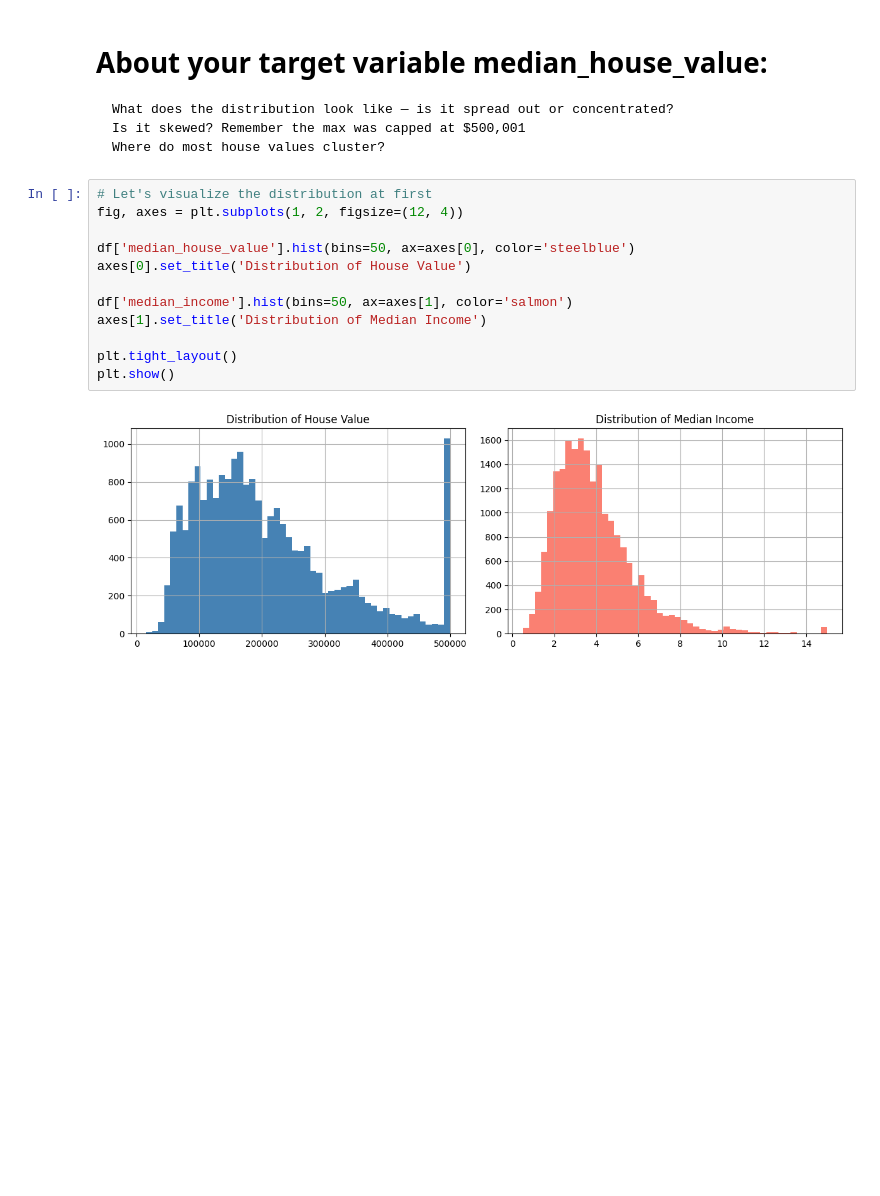
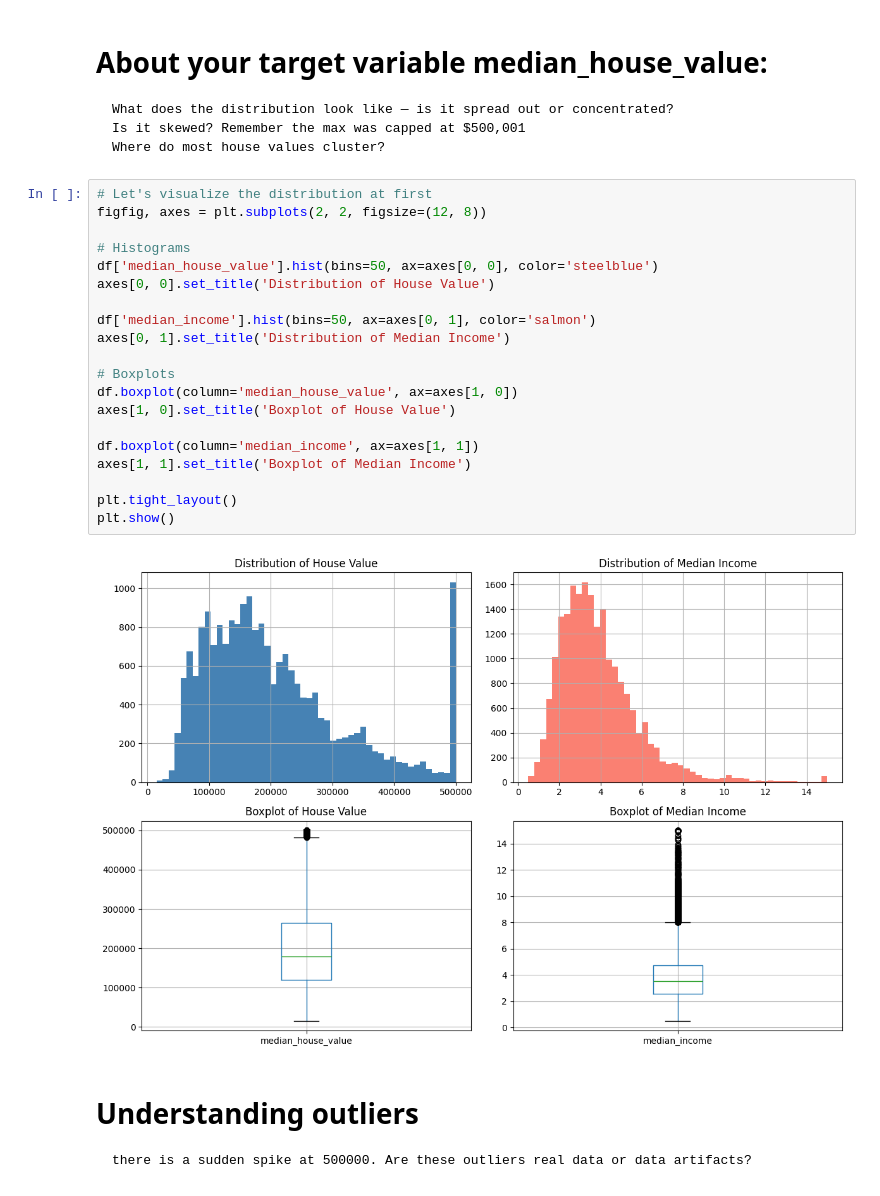
Before and after one commit to nayeem29dse/California-housing-price-analysis, a Jupyter notebook: Housing_price.ipynb, the cells around one changed output. Saved outputs shown, nothing was run; the diff lists cells and outputs as text; blank space fills up the shorter version.

Commit message:
Understanding outliers

```diff
--- a/Housing_price.ipynb
+++ b/Housing_price.ipynb
@@ -97,15 +97,26 @@ df['total_bedrooms'] = df.groupby('ocean_proximity')['total_bedrooms'].transform
     Where do most house values cluster?
 # %%
 # Let's visualize the distribution at first
-fig, axes = plt.subplots(1, 2, figsize=(12, 4))
+figfig, axes = plt.subplots(2, 2, figsize=(12, 8))
 
-df['median_house_value'].hist(bins=50, ax=axes[0], color='steelblue')
-axes[0].set_title('Distribution of House Value')
+# Histograms
+df['median_house_value'].hist(bins=50, ax=axes[0, 0], color='steelblue')
+axes[0, 0].set_title('Distribution of House Value')
 
-df['median_income'].hist(bins=50, ax=axes[1], color='salmon')
-axes[1].set_title('Distribution of Median Income')
+df['median_income'].hist(bins=50, ax=axes[0, 1], color='salmon')
+axes[0, 1].set_title('Distribution of Median Income')
+
+# Boxplots
+df.boxplot(column='median_house_value', ax=axes[1, 0])
+axes[1, 0].set_title('Boxplot of House Value')
+
+df.boxplot(column='median_income', ax=axes[1, 1])
+axes[1, 1].set_title('Boxplot of Median Income')
 
 plt.tight_layout()
 plt.show()
 # %% [output]
-[figure, old version]
+[figure, new version]
+# %% [markdown]
+# Understanding outliers
+    there is a sudden spike at 500000. Are these outliers real data or data artifacts?
```
Also changed, not shown: parts of 3 cells of this notebook.
